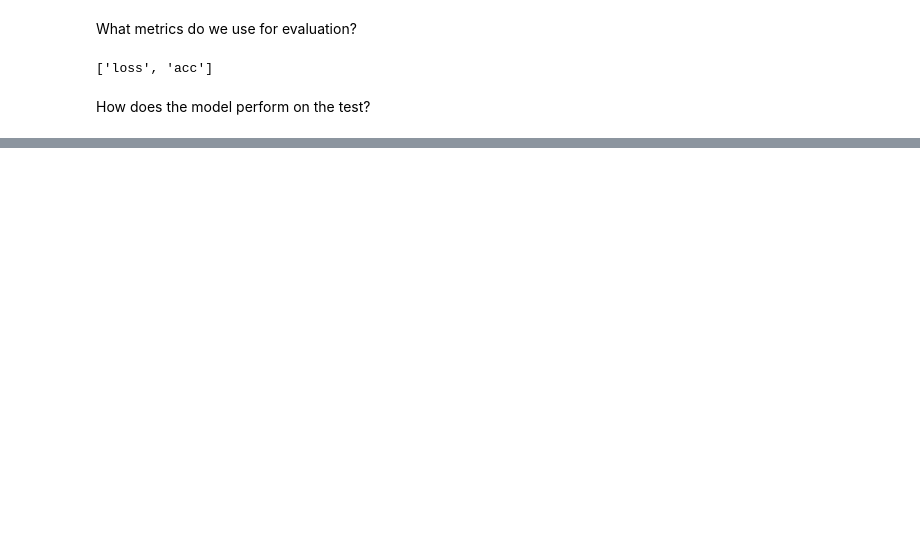
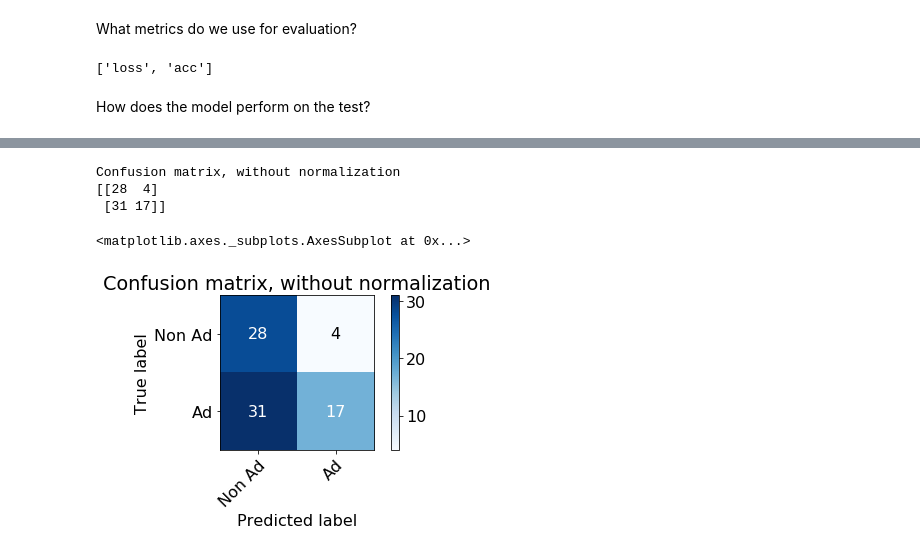
Before and after one commit to ohadmich/Adetector, a Jupyter notebook: Train_CNN_model.ipynb, the cells around one changed output, grey strips where cells are left out. Cells and saved outputs as stored; diff of their text form; code cells hidden in the pictures; blank space fills up the shorter version.

```diff
--- a/Train_CNN_model.ipynb
+++ b/Train_CNN_model.ipynb
@@ -321,0 +299,11 @@ eval_model.evaluate_generator(generator = test_generator, steps = 2)
+# %%
+X,Y = test_generator.__getitem__(4)
+Y_pred = eval_model.predict(X)
+# %%
+plot_confusion_matrix(Y, Y_pred>0.8, ['Non Ad', 'Ad'])
+# %% [output]
+Confusion matrix, without normalization
+[[28  4]
+ [31 17]]
+<matplotlib.axes._subplots.AxesSubplot at 0x...>
+[figure, added]
```
Also changed, not shown: parts of 14 cells of this notebook, 1 other file.
